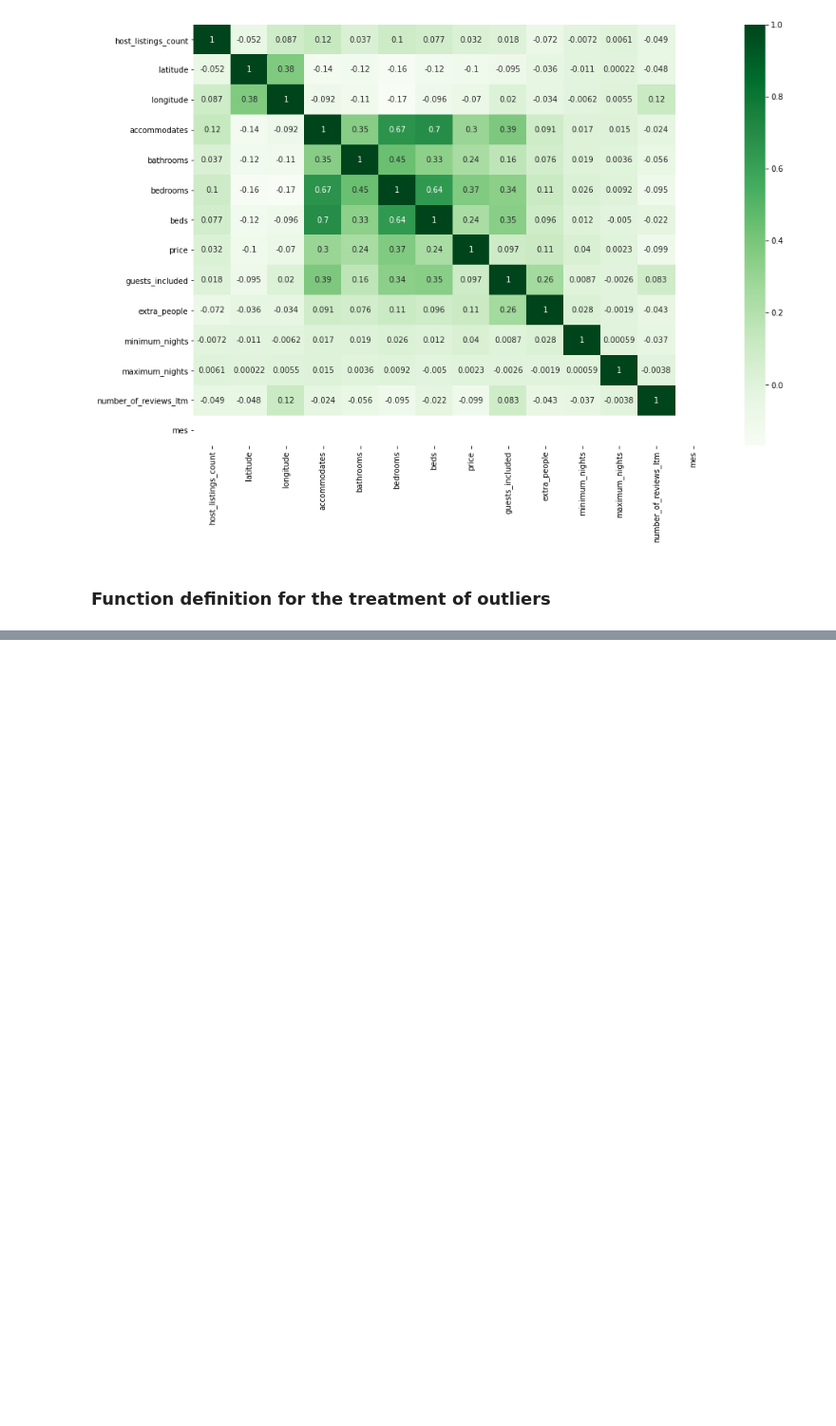
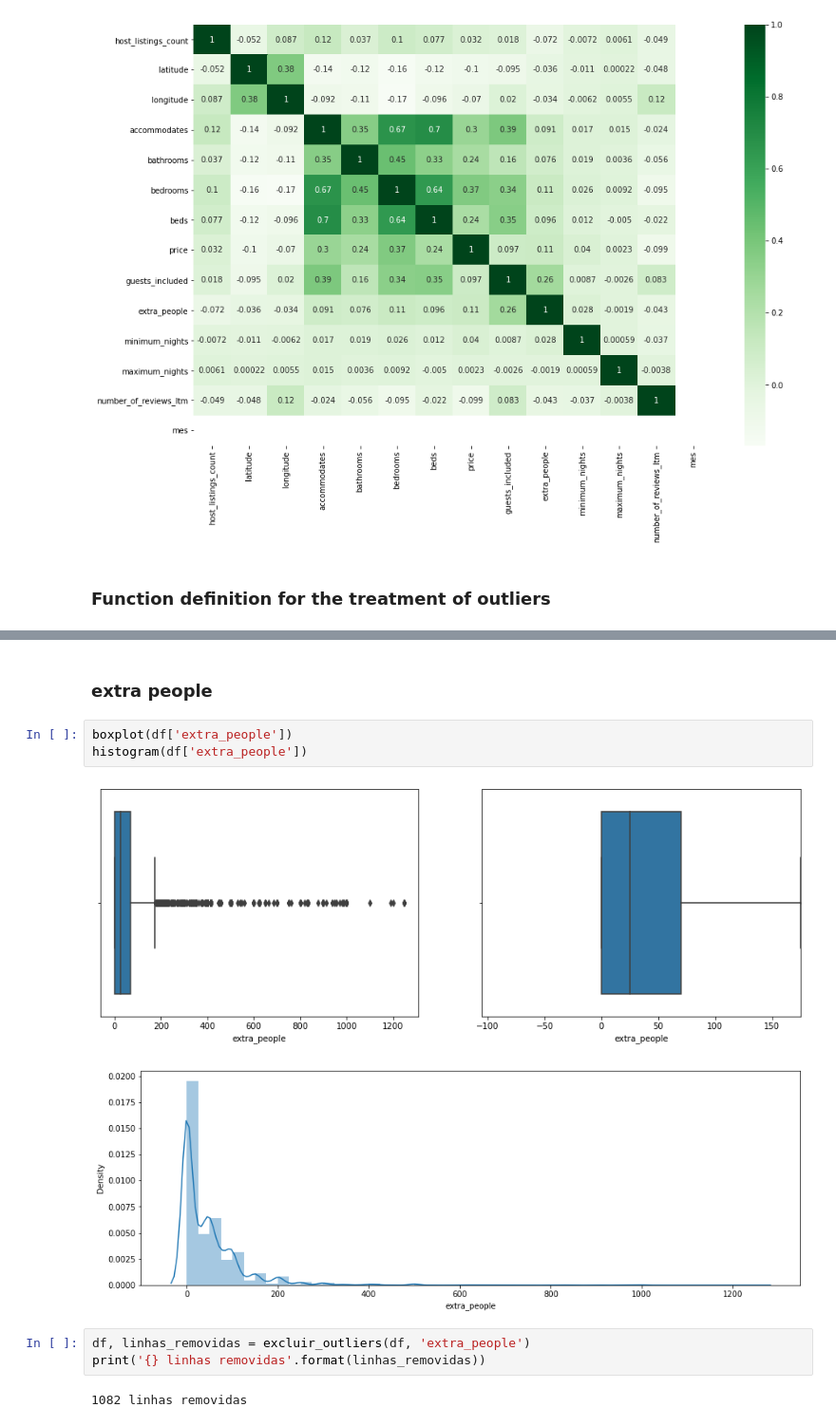
Before and after one commit to passosana/linear_regression_airbnb, a Jupyter notebook: [WIP] DS Project - Airbnb Analysis.ipynb, the cells around one changed output, grey strips where cells are left out. Shown at 95% size. Drawn from its saved outputs; the diff is of its cells as text; blank space fills up the shorter version.

```diff
--- a/[WIP] DS Project - Airbnb Analysis.ipynb
+++ b/[WIP] DS Project - Airbnb Analysis.ipynb
@@ -283,0 +311,13 @@ Name: price, dtype: float64
+# %% [markdown]
+### extra people
+# %%
+boxplot(df['extra_people'])
+histogram(df['extra_people'])
+# %% [output]
+[figure, added]
+[figure, added]
+# %%
+df, linhas_removidas = excluir_outliers(df, 'extra_people')
+print('{} linhas removidas'.format(linhas_removidas))
+# %% [output]
+1082 linhas removidas
```
Also changed, not shown: parts of 10 cells of this notebook.
